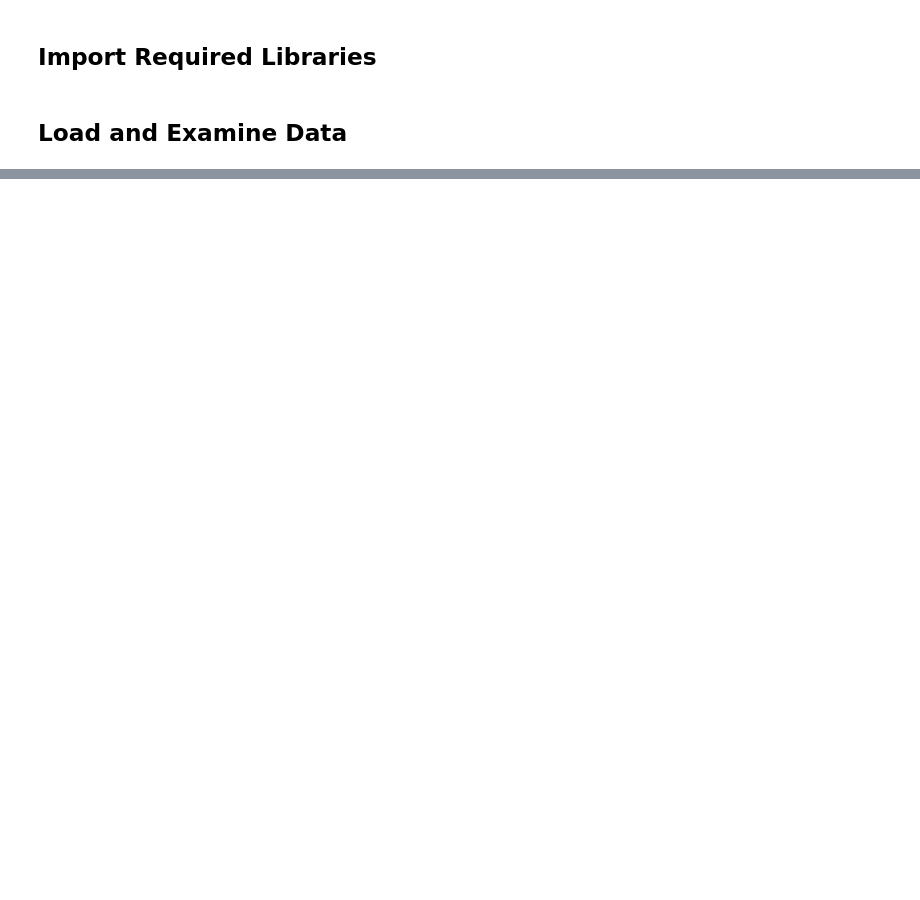
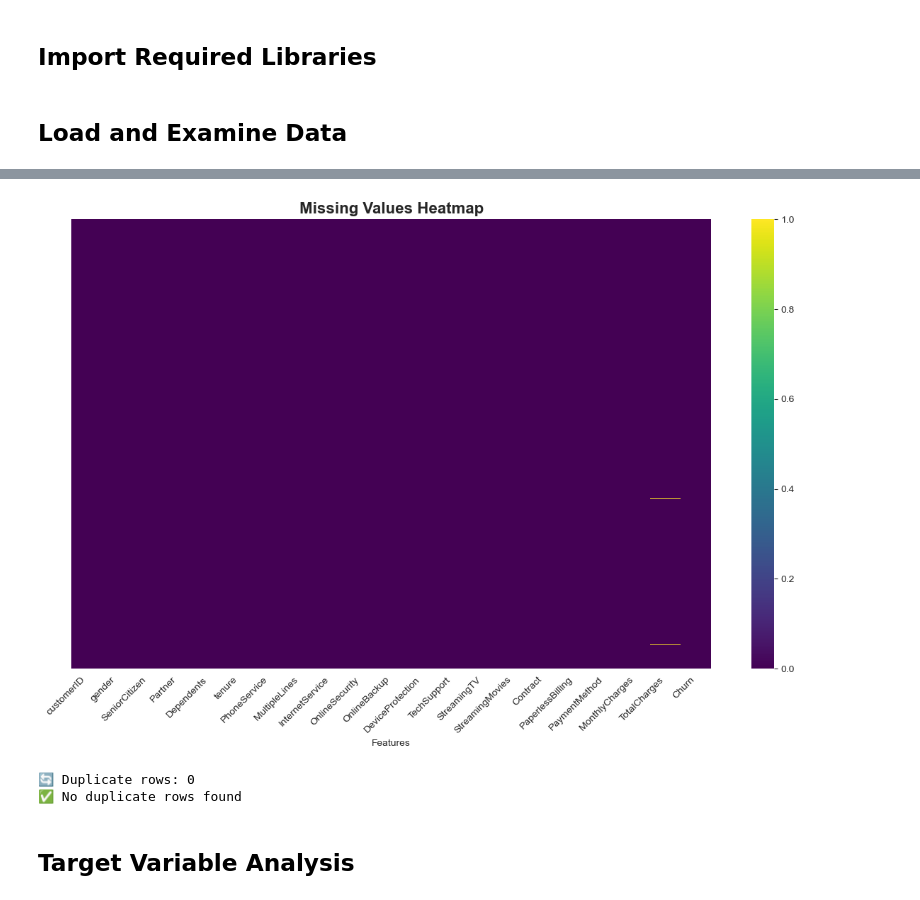
Before and after one commit to deaneeth/telco-churn-mlops-pipeline, a Jupyter notebook: notebooks/01_data_exploration.ipynb, the cells around one changed output, grey strips where cells are left out. Drawn from its saved outputs; the diff is of its cells as text; code cells hidden in the pictures; blank space fills up the shorter version.

```diff
--- a/notebooks/01_data_exploration.ipynb
+++ b/notebooks/01_data_exploration.ipynb
@@ -13,12 +31,4 @@ import plotly.express as px
 import plotly.graph_objects as go
 from plotly.subplots import make_subplots
 import warnings
-
-# Configure display options
-pd.set_option('display.max_columns', None)
-pd.set_option('display.max_rows', 100)
-warnings.filterwarnings('ignore')
-
-# Set style for plots
-plt.style.use('seaborn-v0_8')
-sns.set_palette("husl")
+from pathlib import Path
@@ -43,0 +66,16 @@ Creating sample structure for demonstration...
+# %%
+# Fix TotalCharges column - convert from object to numeric
+print("🔧 Data Preprocessing:")
+print(f"TotalCharges column type before: {df['TotalCharges'].dtype}")
+print(f"Unique non-numeric values: {df[df['TotalCharges'] == ' ']['TotalCharges'].count()}")
+
+# Convert TotalCharges to numeric, handling empty strings
+df['TotalCharges'] = pd.to_numeric(df['TotalCharges'], errors='coerce')
+print(f"TotalCharges column type after: {df['TotalCharges'].dtype}")
+print(f"Missing values created: {df['TotalCharges'].isnull().sum()}")
+
+# Display info about the conversion
+if df['TotalCharges'].isnull().sum() > 0:
+    print(f"⚠️  {df['TotalCharges'].isnull().sum()} customers with missing TotalCharges (likely new customers)")
+else:
+    print("✅ All TotalCharges values converted successfully")
@@ -43,0 +162,23 @@ Creating sample structure for demonstration...
+# %%
+# Create missing values heatmap
+plt.figure(figsize=(12, 8))
+sns.heatmap(df.isnull(), cbar=True, cmap='viridis', yticklabels=False, xticklabels=True)
+plt.title('Missing Values Heatmap', fontsize=16, fontweight='bold')
+plt.xlabel('Features')
+plt.xticks(rotation=45, ha='right')
+plt.tight_layout()
+plt.show()
+
+# Check for duplicate rows
+duplicates = df.duplicated().sum()
+print(f"🔄 Duplicate rows: {duplicates}")
+if duplicates > 0:
+    print("⚠️  Consider removing duplicate rows")
+else:
+    print("✅ No duplicate rows found")
+# %% [output]
+[figure, added]
+🔄 Duplicate rows: 0
+✅ No duplicate rows found
+# %% [markdown]
+## Target Variable Analysis
```
Also changed, not shown: parts of 24 cells of this notebook, 6 other files.
